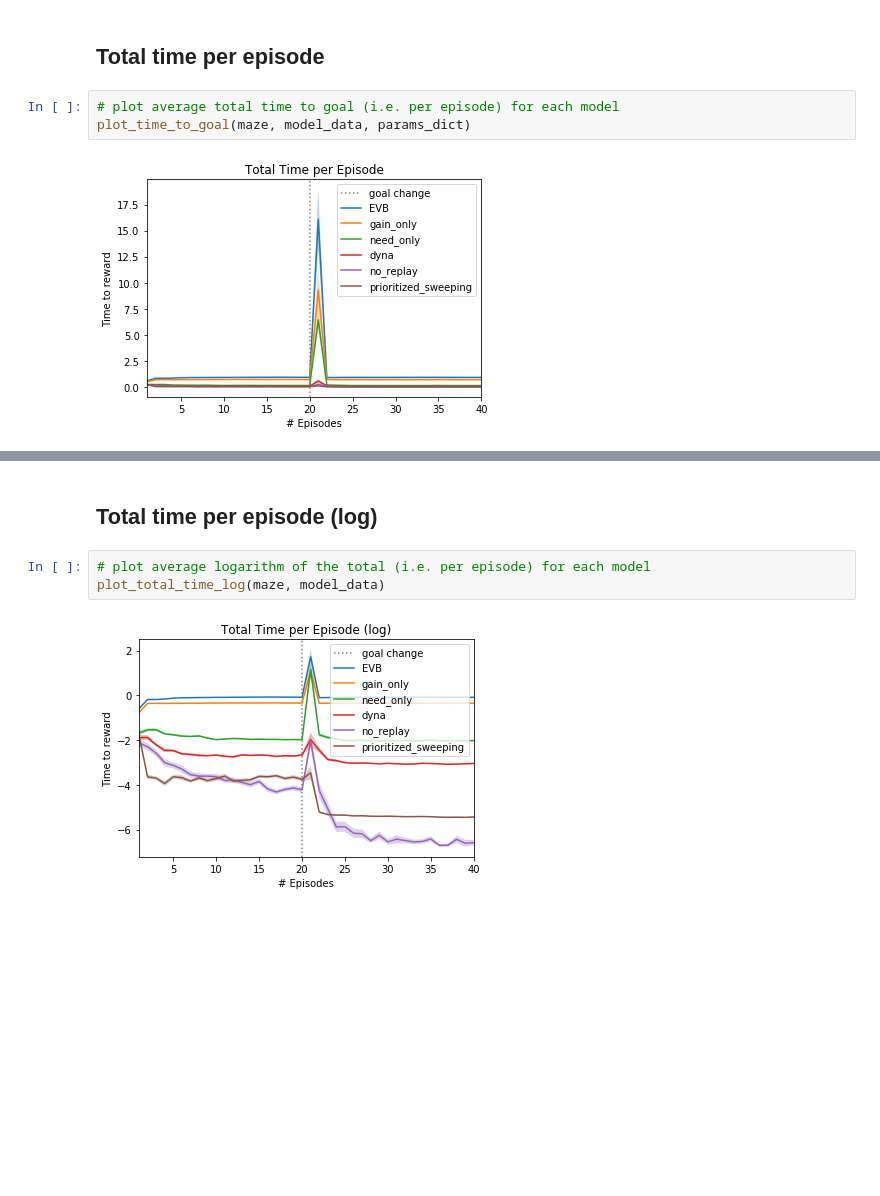
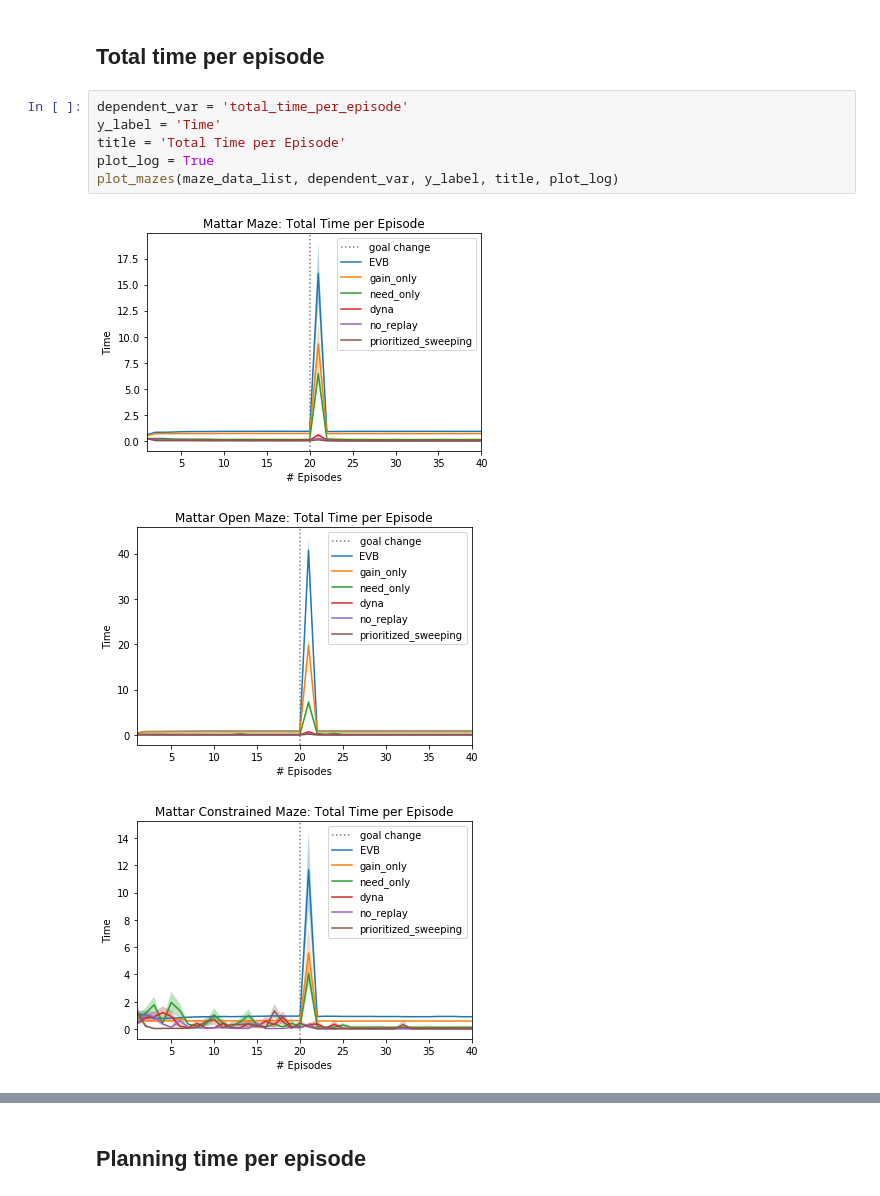
Before and after one commit to RoyTalDew/RL_Replay, a Jupyter notebook: analysis.ipynb, the cells around one changed output, grey strips where cells are left out. Cells and saved outputs as stored; diff of their text form; blank space fills up the shorter version.

```diff
--- a/analysis.ipynb
+++ b/analysis.ipynb
@@ -275,7 +53,12 @@ plot_steps_to_goal(maze, model_data, params_dict)
 # %% [markdown]
 ## Total time per episode
-# %%
-# plot average total time to goal (i.e. per episode) for each model
-plot_time_to_goal(maze, model_data, params_dict)
-# %% [output]
-[figure, removed]
+# %%
+dependent_var = 'total_time_per_episode'
+y_label = 'Time'
+title = 'Total Time per Episode'
+plot_log = True
+plot_mazes(maze_data_list, dependent_var, y_label, title, plot_log)
+# %% [output]
+[figure, added]
+[figure, added]
+[figure, added]
@@ -282,7 +70,2 @@ plot_time_to_goal(maze, model_data, params_dict)
 # %% [markdown]
-## Total time per episode (log)
+## Planning time per episode
-# %%
-# plot average logarithm of the total (i.e. per episode) for each model
-plot_total_time_log(maze, model_data)
-# %% [output]
-[figure, removed]
```
Also changed, not shown: parts of 34 cells of this notebook, 3 other files.
